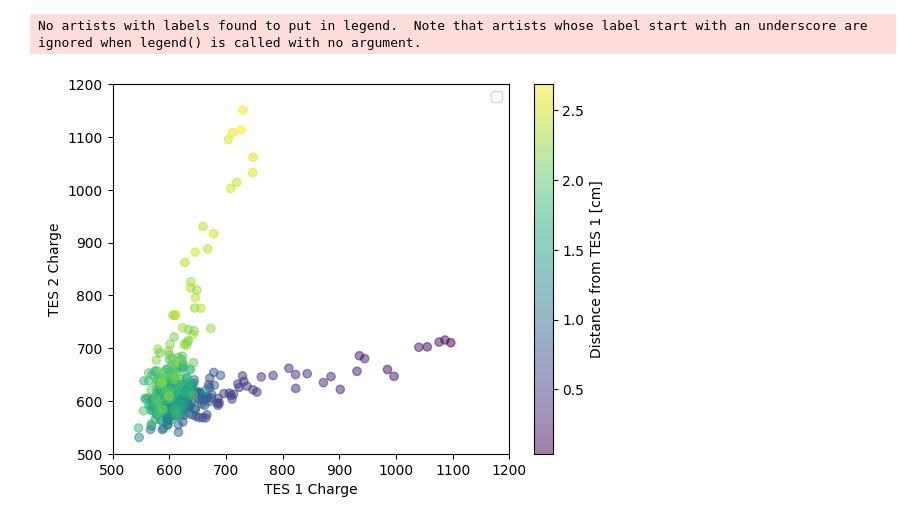
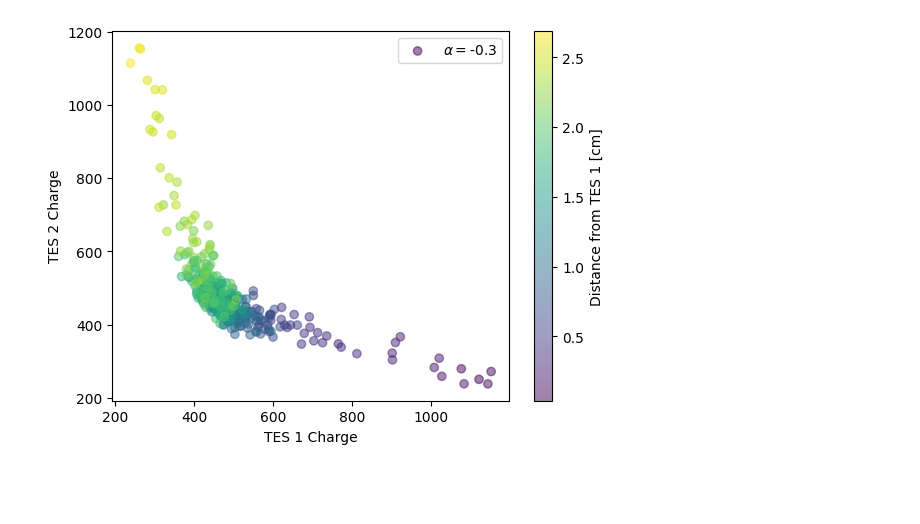
Before and after one commit to LudovicoAlt/CAPIBARA-Ray-Phonon-Simulations, a Jupyter notebook: Excess.ipynb, the cells around one changed output. Saved outputs shown, nothing was run; the diff lists cells and outputs as text; code cells hidden in the pictures; blank space fills up the shorter version.

```diff
--- a/Excess.ipynb
+++ b/Excess.ipynb
@@ -294,0 +302,31 @@ plt.show()
+# %%
+#distance from TES vs charge
+diff = initial_positions - TES_1_position
+scaled_diff = diff * np.array([d1, d2, z])
+distances =  (scaled_diff)**2
+distances =  (distances.sum(1))**0.5
+
+points_style = ['o', 'x', 's', 'd', '^', 'v', '<', '>', 'p', 'h']
+
+for p in charges_n_sims:
+    n = p[0]
+    charges = np.array(p[1])
+    plt.scatter( charges[:,0].flatten(), charges[:,1].flatten(), alpha=0.5, label=n, c=distances, marker=points_style.pop(0))
+# plt.scatter( charges_xyz[:,:,0,0].flatten(), charges_xyz[:,:,0,1].flatten(), alpha=0.5)
+
+lines = np.linspace(10, 1700, 100)
+eq_1 = 1.25 * lines
+eq_2 = 0.8 * lines
+plt.plot( lines, eq_1, 'r--', label=r"y = 5x/4", alpha=0.4)
+plt.plot( lines, eq_2, 'r-.', label=r"y = 5x/5", alpha=0.4)
+
+plt.xlabel("TES 1 Charge")
+plt.ylabel("TES 2 Charge")
+plt.legend()
+plt.xscale("log")
+plt.yscale("log")
+plt.colorbar(label="Distance from TES 1 [cm]")
+plt.savefig(f"banana_energies_{n}_cut.pdf")
+plt.xlim(9, 1500)
+plt.ylim(9, 1500)
+plt.show()
@@ -300,23 +381,24 @@ print( len(temp[temp < 600])/len(temp) )
 # %%
 #scatter plot of charges
 charges_linear = np.linspace( 400, 1700, 100 )
 temp_0 = charges_xyz[:,:,0,0].flatten()
 temp_1 = charges_xyz[:,:,0,1].flatten()
 
-temp_0_new = temp_0 + 0.3 * temp_1
-temp_1_new = temp_1 + 0.3 * temp_0
+coeff = -0.3
 
-plt.scatter( temp_0_new, temp_1_new, c=distances, alpha=0.5)
+temp_0_new = (1-coeff)*temp_0 + coeff * temp_1
+temp_1_new = (1-coeff)*temp_1 + coeff * temp_0
+
+plt.scatter( temp_0_new, temp_1_new, c=distances, alpha=0.5, label = rf"$\alpha =${coeff}")
 #plt.plot( charges_linear, 400 + 1600 / (charges_linear - 398), 'k--', label="$(y-y_0)(x-x_0)=k$")
 
 plt.xlabel("TES 1 Charge")
 plt.ylabel("TES 2 Charge")
 plt.legend()
-plt.ylim(500, 1200)
-plt.xlim(500, 1200)
+#plt.ylim(500, 1200)
+#plt.xlim(500, 1200)
 plt.colorbar(label="Distance from TES 1 [cm]")
-plt.savefig(f"boomerang_{n}_edges_distances_thermal.pdf")
+plt.savefig(f"boomerang_{n}_edges_distances_thermal_{coeff}.pdf")
 plt.show()
 # %% [output]
-No artists with labels found to put in legend.  Note that artists whose label start with an underscore are ignored when legend() is called with no argument.
-[figure, old version]
+[figure, new version]
```
Also changed, not shown: parts of 17 cells of this notebook, 3 other files.
